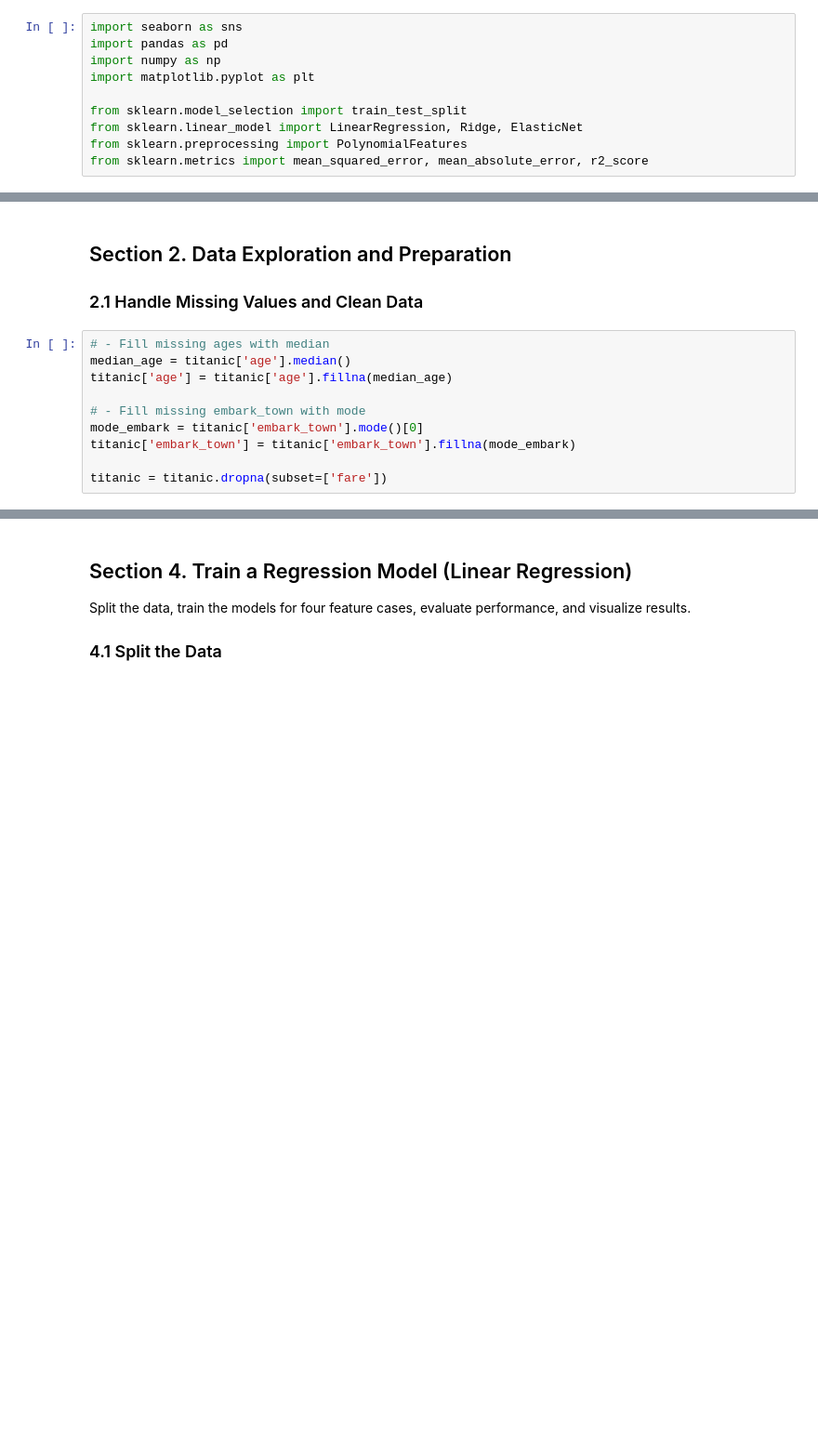
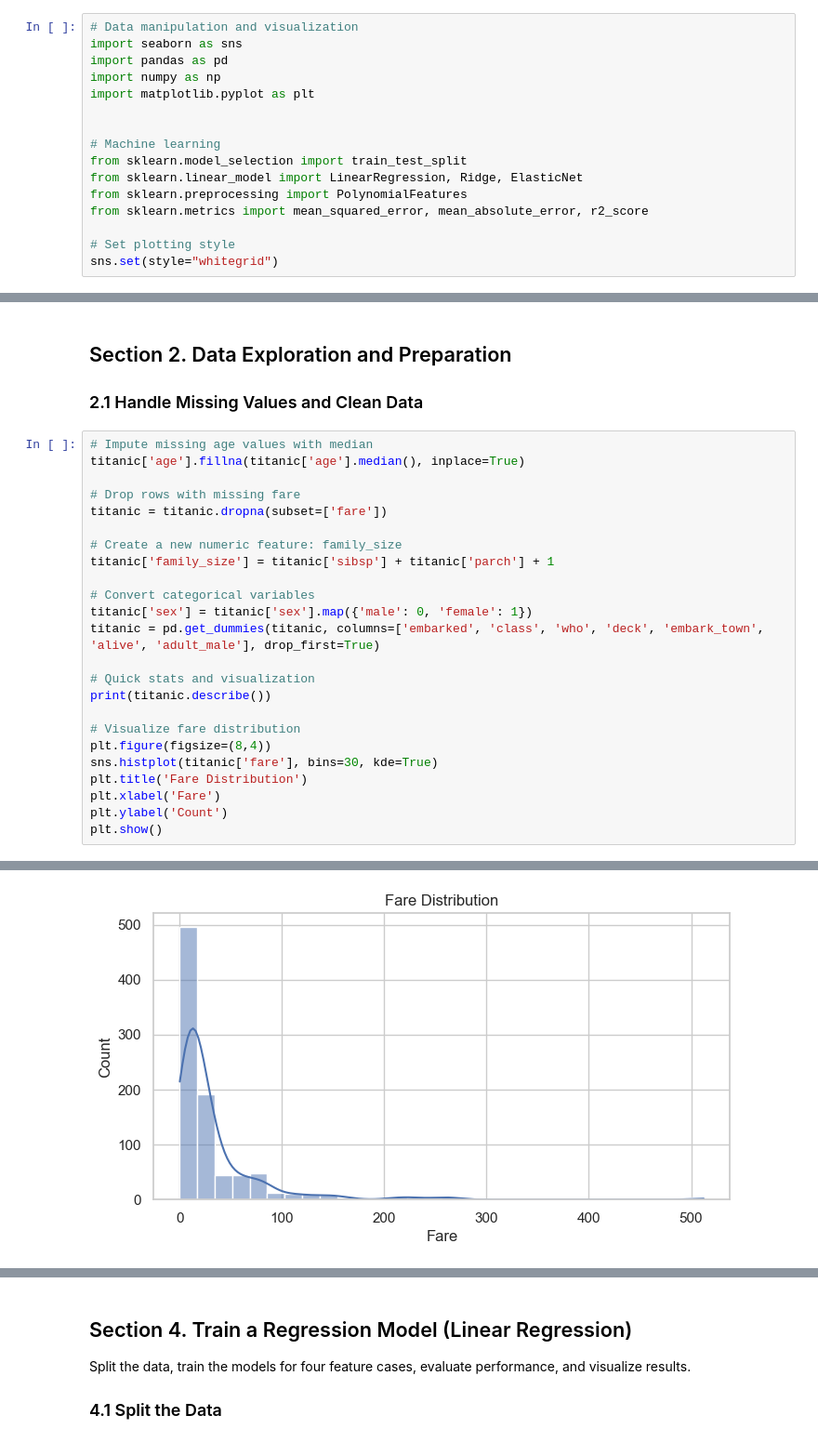
Before and after one commit to abeaderstadt/applied-ml-beaderstadt, a Jupyter notebook: notebooks/project04/ml04_beaderstadt.ipynb, the cells around one changed output, grey strips where cells are left out. Shown at 93% size. Cells and saved outputs as stored; diff of their text form; blank space fills up the shorter version.

```diff
--- a/notebooks/project04/ml04_beaderstadt.ipynb
+++ b/notebooks/project04/ml04_beaderstadt.ipynb
@@ -10,15 +9,21 @@ In this project, I’ll extend my previous Titanic dataset exploration to predic
 ## Imports
 Import the necessary Python libraries for this notebook.
 # %%
+# Data manipulation and visualization
 import seaborn as sns
 import pandas as pd
 import numpy as np
 import matplotlib.pyplot as plt
 
+
+# Machine learning
 from sklearn.model_selection import train_test_split
 from sklearn.linear_model import LinearRegression, Ridge, ElasticNet
 from sklearn.preprocessing import PolynomialFeatures
 from sklearn.metrics import mean_squared_error, mean_absolute_error, r2_score
+
+# Set plotting style
+sns.set(style="whitegrid")
 # %% [markdown]
 ## Section 1. Import the Data
 
@@ -52,12 +65,27 @@ print(titanic.head(10))
 ## Section 2. Data Exploration and Preparation
 ### 2.1 Handle Missing Values and Clean Data
 # %%
-# - Fill missing ages with median
-median_age = titanic['age'].median()
-titanic['age'] = titanic['age'].fillna(median_age)
+# Impute missing age values with median
+titanic['age'].fillna(titanic['age'].median(), inplace=True)
 
-# - Fill missing embark_town with mode
-mode_embark = titanic['embark_town'].mode()[0]
-titanic['embark_town'] = titanic['embark_town'].fillna(mode_embark)
+# Drop rows with missing fare
+titanic = titanic.dropna(subset=['fare'])
 
-titanic = titanic.dropna(subset=['fare'])
+# Create a new numeric feature: family_size
+titanic['family_size'] = titanic['sibsp'] + titanic['parch'] + 1
+
+# Convert categorical variables
+titanic['sex'] = titanic['sex'].map({'male': 0, 'female': 1})
+titanic = pd.get_dummies(titanic, columns=['embarked', 'class', 'who', 'deck', 'embark_town', 'alive', 'adult_male'], drop_first=True)
+
+# Quick stats and visualization
+print(titanic.describe())
+
+# Visualize fare distribution
+plt.figure(figsize=(8,4))
+sns.histplot(titanic['fare'], bins=30, kde=True)
+plt.title('Fare Distribution')
+plt.xlabel('Fare')
+plt.ylabel('Count')
+plt.show()
+# %% [output]
@@ -63,0 +117 @@ titanic = titanic.dropna(subset=['fare'])
+[figure, added]
```
Also changed, not shown: parts of 27 cells of this notebook, 1 other file.
